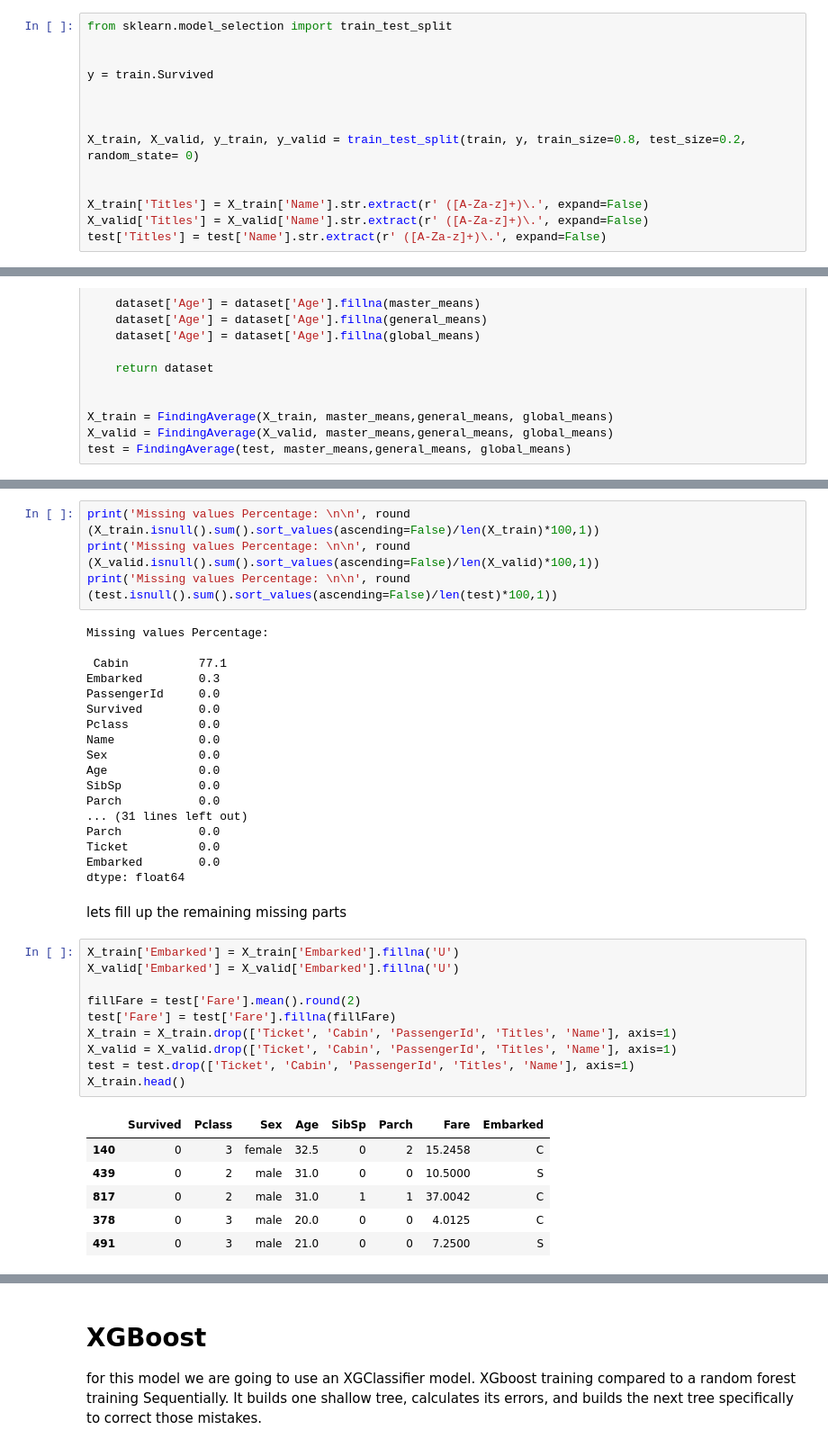
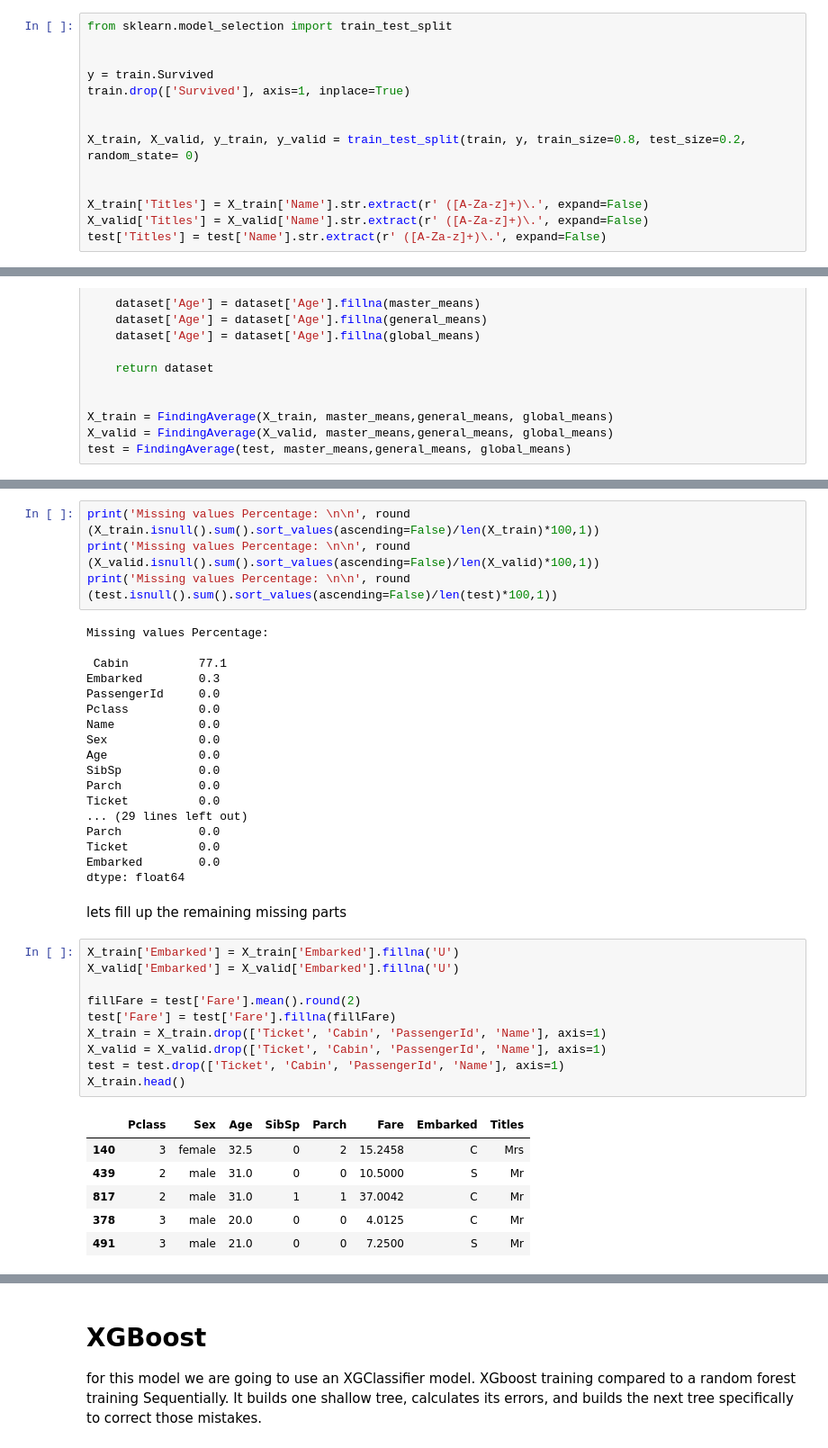
Before and after one commit to kezHay4dini2023/Titanic-ML-making, a Jupyter notebook: titanic-ml.ipynb, the cells around one changed output, grey strips where cells are left out. Shown at 90% size. Drawn from its saved outputs; the diff is of its cells as text.

```diff
--- a/titanic-ml.ipynb
+++ b/titanic-ml.ipynb
@@ -71,7 +71,7 @@ from sklearn.model_selection import train_test_split
 
 
 y = train.Survived
-
+train.drop(['Survived'], axis=1, inplace=True)
 
 
 X_train, X_valid, y_train, y_valid = train_test_split(train, y, train_size=0.8, test_size=0.2, random_state= 0)
@@ -179,14 +235,14 @@ Missing values Percentage:
  Cabin          77.1
 Embarked        0.3
 PassengerId     0.0
-Survived        0.0
 Pclass          0.0
 Name            0.0
 Sex             0.0
 Age             0.0
 SibSp           0.0
 Parch           0.0
-... (31 lines left out)
+Ticket          0.0
+... (29 lines left out)
 Parch           0.0
 Ticket          0.0
 Embarked        0.0
@@ -196,20 +252,20 @@ lets fill up the remaining missing parts
 # %%
 X_train['Embarked'] = X_train['Embarked'].fillna('U')
 X_valid['Embarked'] = X_valid['Embarked'].fillna('U')
 
 fillFare = test['Fare'].mean().round(2)
 test['Fare'] = test['Fare'].fillna(fillFare)
-X_train = X_train.drop(['Ticket', 'Cabin', 'PassengerId', 'Titles', 'Name'], axis=1)
-X_valid = X_valid.drop(['Ticket', 'Cabin', 'PassengerId', 'Titles', 'Name'], axis=1)
-test = test.drop(['Ticket', 'Cabin', 'PassengerId', 'Titles', 'Name'], axis=1)
+X_train = X_train.drop(['Ticket', 'Cabin', 'PassengerId', 'Name'], axis=1)
+X_valid = X_valid.drop(['Ticket', 'Cabin', 'PassengerId', 'Name'], axis=1)
+test = test.drop(['Ticket', 'Cabin', 'PassengerId', 'Name'], axis=1)
 X_train.head()
 # %% [output]
-|  | Survived | Pclass | Sex | Age | SibSp | Parch | Fare | Embarked |
-| 140 | 0 | 3 | female | 32.5 | 0 | 2 | 15.2458 | C |
-| 439 | 0 | 2 | male | 31.0 | 0 | 0 | 10.5000 | S |
-| 817 | 0 | 2 | male | 31.0 | 1 | 1 | 37.0042 | C |
-| 378 | 0 | 3 | male | 20.0 | 0 | 0 | 4.0125 | C |
-| 491 | 0 | 3 | male | 21.0 | 0 | 0 | 7.2500 | S |
+|  | Pclass | Sex | Age | SibSp | Parch | Fare | Embarked | Titles |
+| 140 | 3 | female | 32.5 | 0 | 2 | 15.2458 | C | Mrs |
+| 439 | 2 | male | 31.0 | 0 | 0 | 10.5000 | S | Mr |
+| 817 | 2 | male | 31.0 | 1 | 1 | 37.0042 | C | Mr |
+| 378 | 3 | male | 20.0 | 0 | 0 | 4.0125 | C | Mr |
+| 491 | 3 | male | 21.0 | 0 | 0 | 7.2500 | S | Mr |
 # %%
 print('Missing values Percentage: \n\n', round (X_train.isnull().sum().sort_values(ascending=False)/len(X_train)*100,1))
 print('Missing values Percentage: \n\n', round (X_valid.isnull().sum().sort_values(ascending=False)/len(X_valid)*100,1))
```
Also changed, not shown: parts of 13 cells of this notebook.
